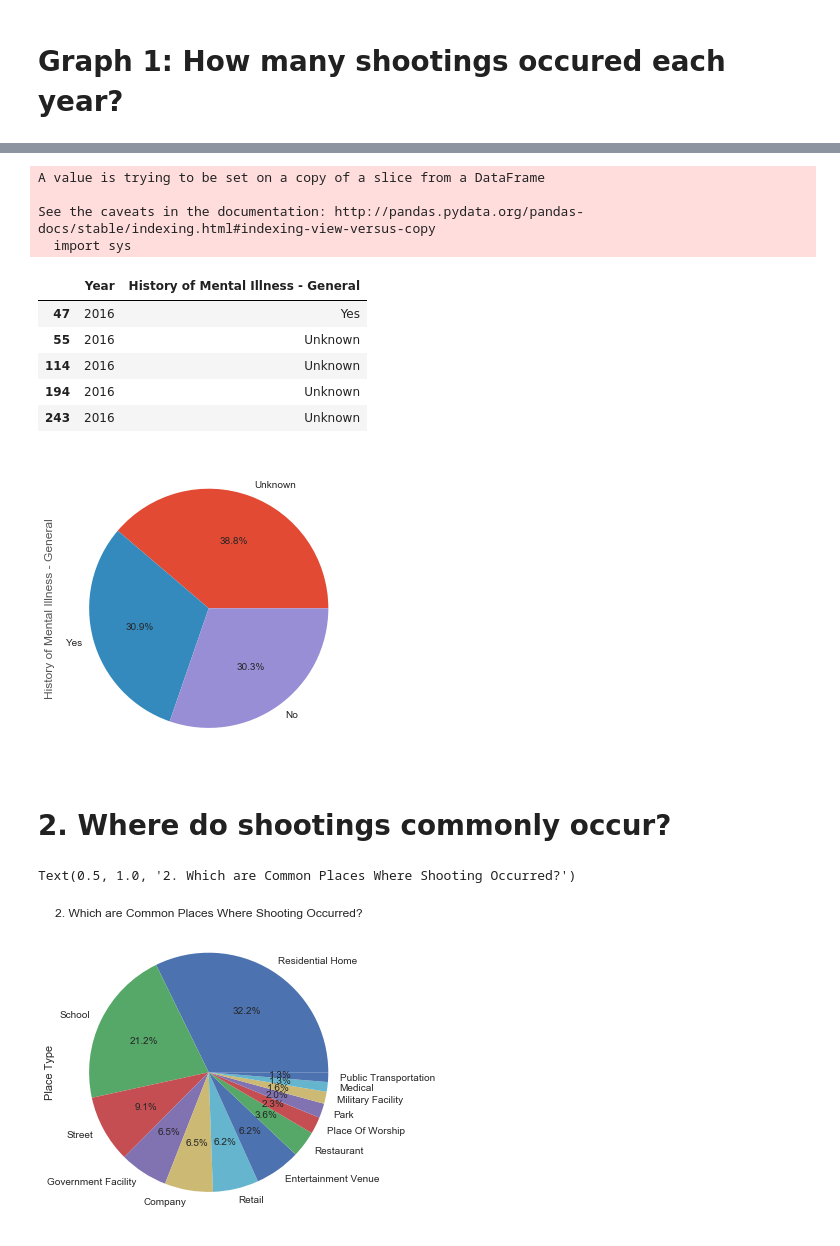
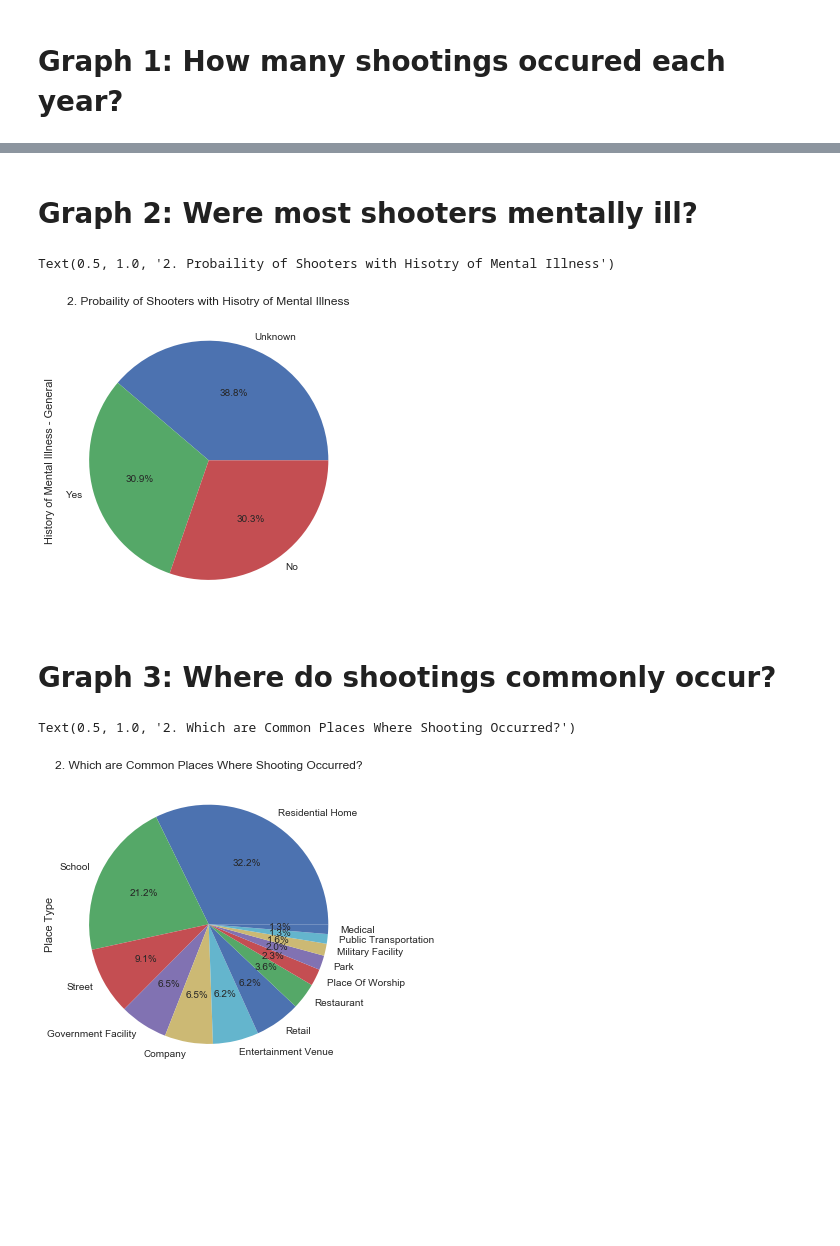
Before and after one commit to joyccheng/Mass-shootings-in-America, a Jupyter notebook: US-Mass-Shooting-Analysis.ipynb, the cells around one changed output, grey strips where cells are left out. Drawn from its saved outputs; the diff is of its cells as text; code cells hidden in the pictures; blank space fills up the shorter version.

Commit message:
added comments and adjust format

```diff
--- a/US-Mass-Shooting-Analysis.ipynb
+++ b/US-Mass-Shooting-Analysis.ipynb
@@ -52,35 +65,29 @@ Text(0, 0.5, 'Frequency')
 [figure]
+# %% [markdown]
+# Graph 2: Were most shooters mentally ill?
 # %%
-#---#
-# how many shooter were mentally ill?
+# how many shooters were mentally ill?
 df['Year']= df['Date'].dt.year.astype(str)
+plt.figure(2)
 df['History of Mental Illness - General'].value_counts().plot(kind='pie',autopct='%1.1f%%')
-
-# recent = df[['Year','History of Mental Illness - General']]
-# recent.sort_values(by = ['Year'], ascending=False, inplace=True)
-# recent.head()
+plt.title('2. Probaility of Shooters with Hisotry of Mental Illness')
 # %% [output]
-A value is trying to be set on a copy of a slice from a DataFrame
-
-See the caveats in the documentation: http://pandas.pydata.org/pandas-docs/stable/indexing.html#indexing-view-versus-copy
-  import sys
+Text(0.5, 1.0, '2. Probaility of Shooters with Hisotry of Mental Illness')
-|  | Year | History of Mental Illness - General |
-| 47 | 2016 | Yes |
-| 55 | 2016 | Unknown |
-| 114 | 2016 | Unknown |
-| 194 | 2016 | Unknown |
-| 243 | 2016 | Unknown |
-[figure, old version]
+[figure, new version]
 # %% [markdown]
-# 2. Where do shootings commonly occur?
+# Graph 3: Where do shootings commonly occur?
 # %%
 places = df['Place Type'].str.lower().str.split('/').str.get(0)
+# split string to retrieve the name of the first token
 places = places.replace(['college','secondary school','primary school'],'school').str.title().value_counts()
+# replace all level of schools into same cateogry and set strings to title format,
+# and then count the total numbers for each category
 
-plt.figure(2)
+plt.figure(3)
 places.plot(kind='pie', autopct='%1.1f%%')
-plt.title('2. Which are Common Places Where Shooting Occurred?')
+# plot above into a pie chart, and display the percentages
+plt.title('3. Which are Common Places Where Shooting Occurred?')
 # %% [output]
 Text(0.5, 1.0, '2. Which are Common Places Where Shooting Occurred?')
-[figure, old version]
+[figure, new version]
 # %% [markdown]
```
Also changed, not shown: parts of 11 cells of this notebook.
